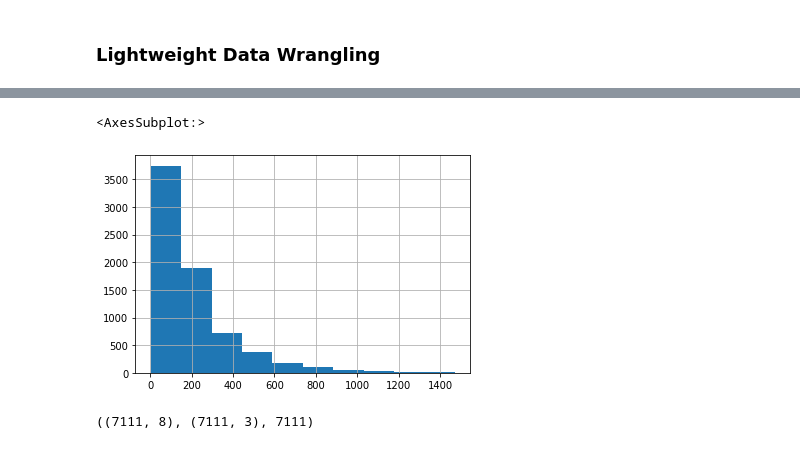
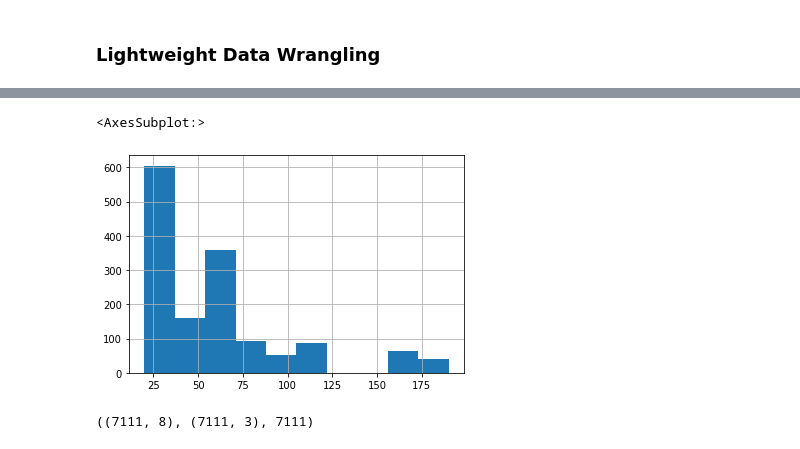
Before and after one commit to Arnaud15/house_prices_mlp, a Jupyter notebook: eda.ipynb, the cells around one changed output, grey strips where cells are left out. Saved outputs shown, nothing was run; the diff lists cells and outputs as text; code cells hidden in the pictures.

```diff
--- a/eda.ipynb
+++ b/eda.ipynb
@@ -6,9 +6,9 @@ import matplotlib.pyplot as plt
 import pandas as pd
 np.set_printoptions(3)
 # %%
-FILE_PATH = "train.csv"
+FILE_PATH = "data/train.csv"
 # %% [markdown]
 ### Lightweight Data Wrangling
 # %%
-data = pd.read_csv(FILE_PATH)
+data = pd.read_csv(FILE_PATH).iloc[:, 1:]  # removing the first Id column
 # %%
@@ -47,8 +95,8 @@ data.target_benzene.hist()
 # %%
-data.target_nitrogen_oxides.hist()
+data.MSSubClass.hist()
 # %% [output]
 <AxesSubplot:>
-[figure, old version]
+[figure, new version]
 # %%
 X = data.iloc[:, 1:-3].values
 Y = data.iloc[:, -3:].values
```
Also changed, not shown: parts of 5 cells of this notebook, 1 other file.
